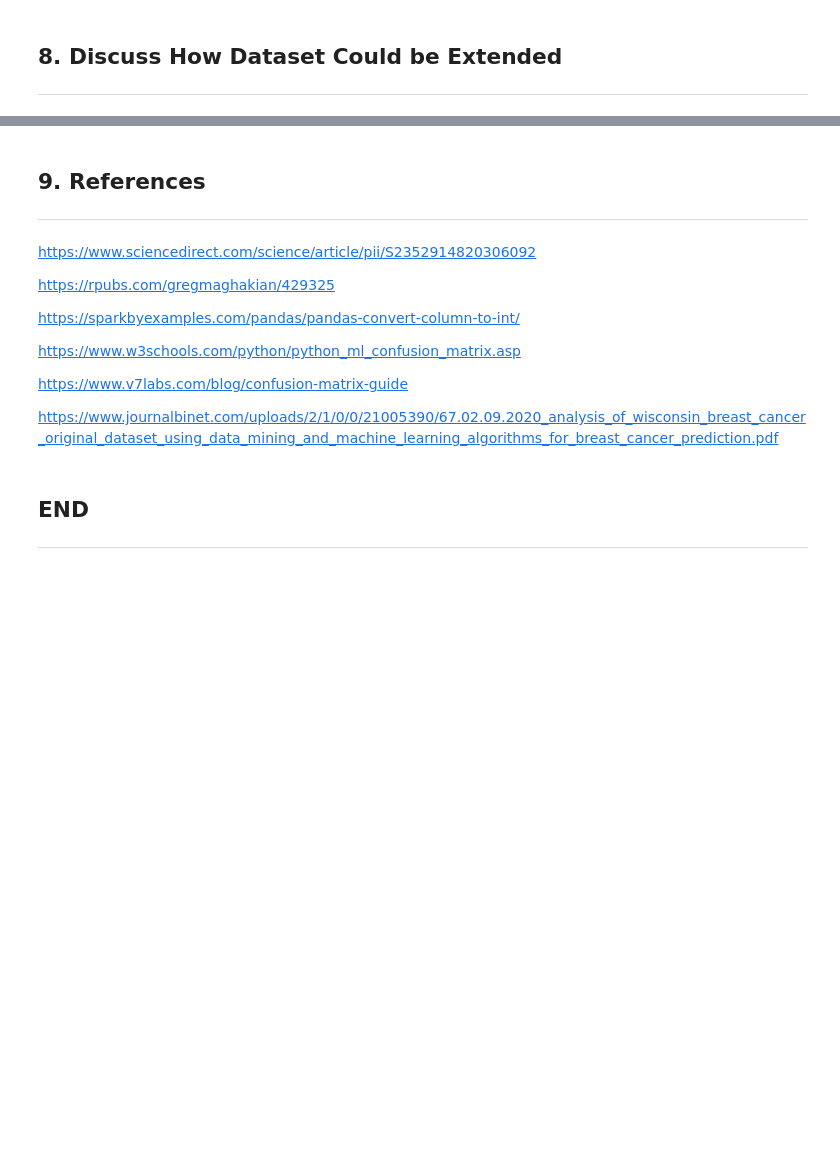
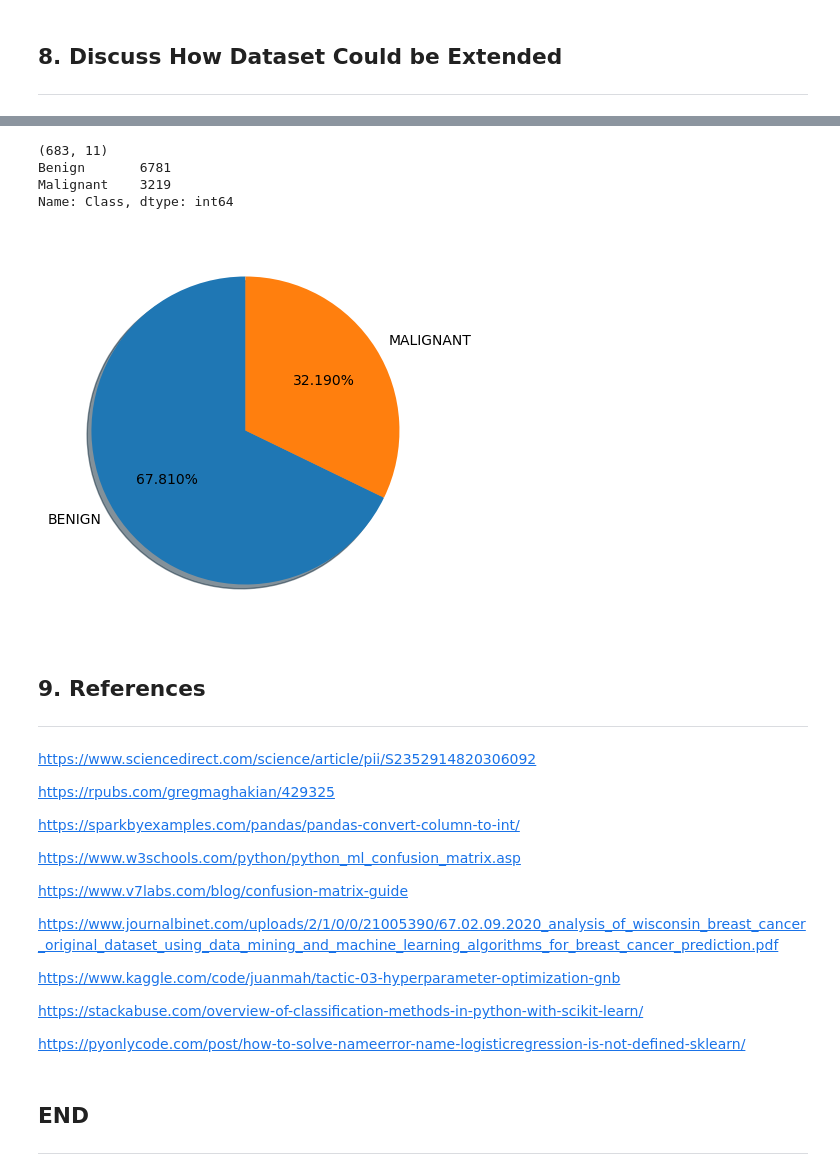
Before and after one commit to loughjo/ProgDataAnalysis-Project-2, a Jupyter notebook: ProgDataAnalysisProject2.ipynb, the cells around one changed output, grey strips where cells are left out. Saved outputs shown, nothing was run; the diff lists cells and outputs as text; code cells hidden in the pictures; blank space fills up the shorter version.

```diff
--- a/ProgDataAnalysisProject2.ipynb
+++ b/ProgDataAnalysisProject2.ipynb
@@ -1526,0 +1558,6 @@ print(scores.mean())
+# %%
+model = GaussianCopula()
+model.fit(df)
+# %%
+sample = model.sample(10000)
+sample.head()
@@ -1527,3 +1592,21 @@ print(scores.mean())
+# %%
+# Check number rows and columns
+print(df.shape)
+
+# Count by Class attribute so we can see number of Benigns and Malignant
+print(sample["Class"].value_counts())
+# %% [output]
+(683, 11)
+Benign       6781
+Malignant    3219
+Name: Class, dtype: int64
+# %%
+# Create a Pie Chart by Class to show the percentage of Benign and Malignant
+plt.figure(figsize=(5,5))
+plt.pie(sample['Class'].value_counts(),startangle=90,autopct='%1.3f%%',labels=['BENIGN','MALIGNANT'],shadow=True)
+plt.show()
+# %% [output]
+[figure, added]
 # %% [markdown]
 ## 9. References
 ***
@@ -1539,6 +1622,13 @@ https://www.w3schools.com/python/python_ml_confusion_matrix.asp
 https://www.v7labs.com/blog/confusion-matrix-guide
 
 https://www.journalbinet.com/uploads/2/1/0/0/21005390/67.02.09.2020_analysis_of_wisconsin_breast_cancer_original_dataset_using_data_mining_and_machine_learning_algorithms_for_breast_cancer_prediction.pdf
+
+https://www.kaggle.com/code/juanmah/tactic-03-hyperparameter-optimization-gnb
+
+
+https://stackabuse.com/overview-of-classification-methods-in-python-with-scikit-learn/
+
+https://pyonlycode.com/post/how-to-solve-nameerror-name-logisticregression-is-not-defined-sklearn/
 # %% [markdown]
 ## END
 ***
```
Also changed, not shown: parts of 44 cells of this notebook.
